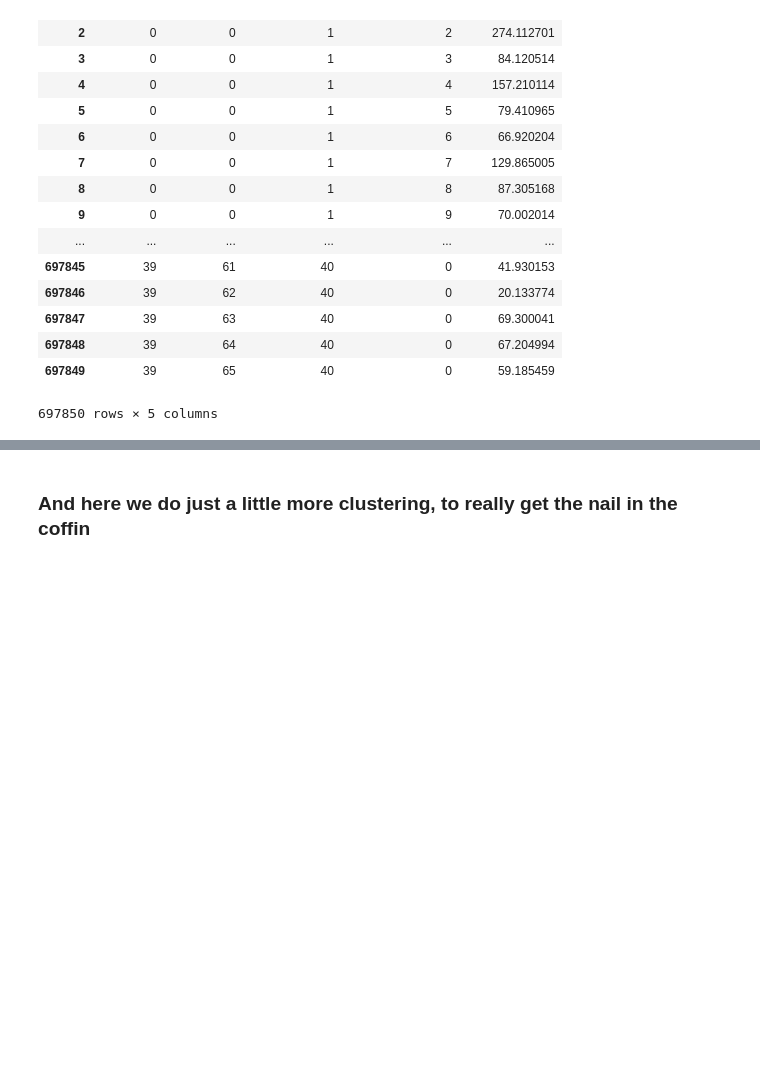
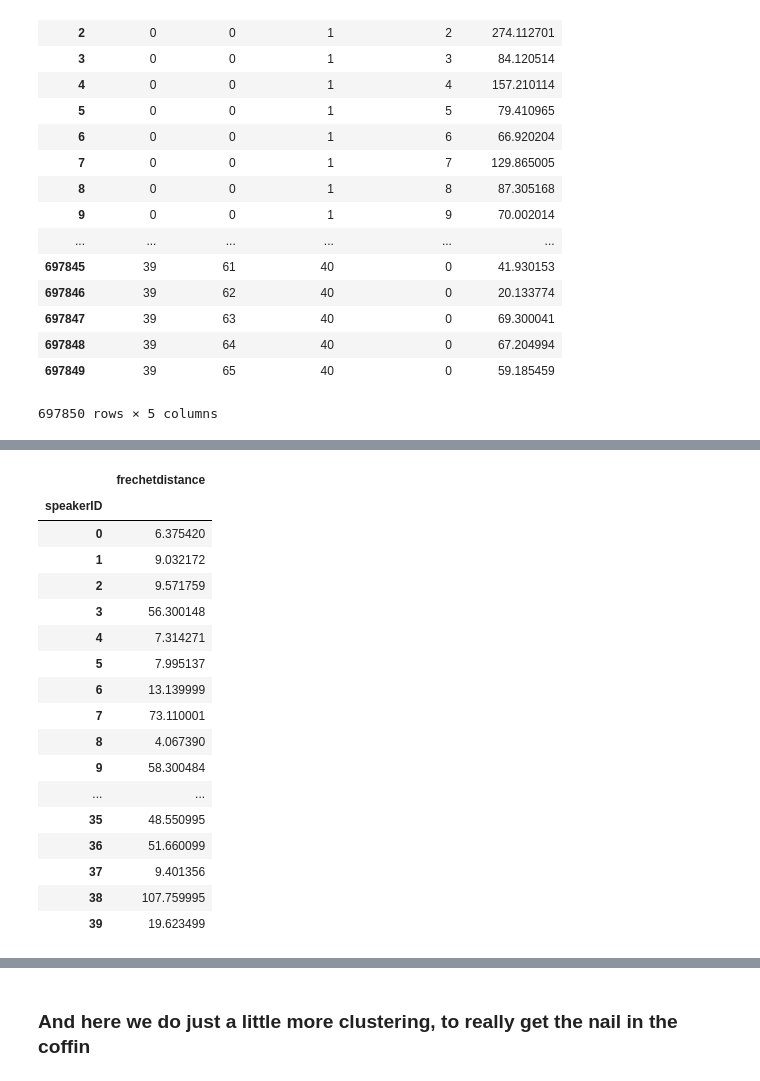
Before and after one commit to rachelrakov/QP2_Code, a Jupyter notebook: FrechetDistance_v2.0.ipynb, the cells around one changed output, grey strips where cells are left out. Drawn from its saved outputs; the diff is of its cells as text; code cells hidden in the pictures; blank space fills up the shorter version.

```diff
--- a/FrechetDistance_v2.0.ipynb
+++ b/FrechetDistance_v2.0.ipynb
@@ -137,2 +157,23 @@ speakers = distances.groupby(["speakerID"])[["frechetdistance"]].sum()
+# %%
+groups
+# %% [output]
+|  | frechetdistance |
+| speakerID |  |
+| 0 | 6.375420 |
+| 1 | 9.032172 |
+| 2 | 9.571759 |
+| 3 | 56.300148 |
+| 4 | 7.314271 |
+| 5 | 7.995137 |
+| 6 | 13.139999 |
+| 7 | 73.110001 |
+| 8 | 4.067390 |
+| 9 | 58.300484 |
+| ... | ... |
+| 35 | 48.550995 |
+| 36 | 51.660099 |
+| 37 | 9.401356 |
+| 38 | 107.759995 |
+| 39 | 19.623499 |
 # %%
 counts = distances.groupby(["speakerID"])[["speakerID"]].count()
```
Also changed, not shown: parts of 44 cells of this notebook.
